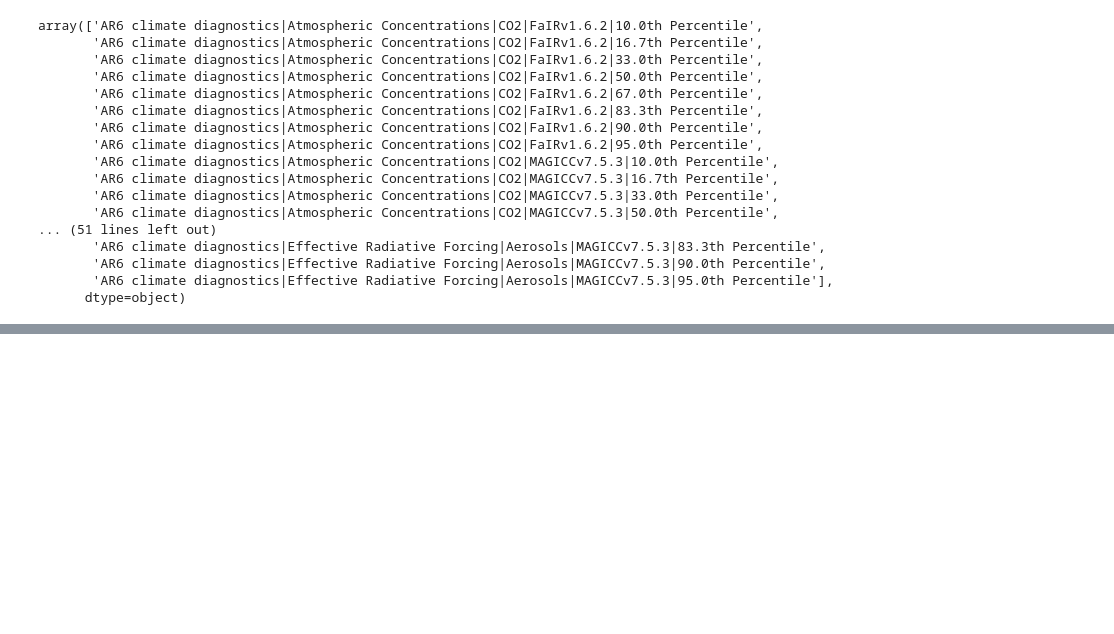
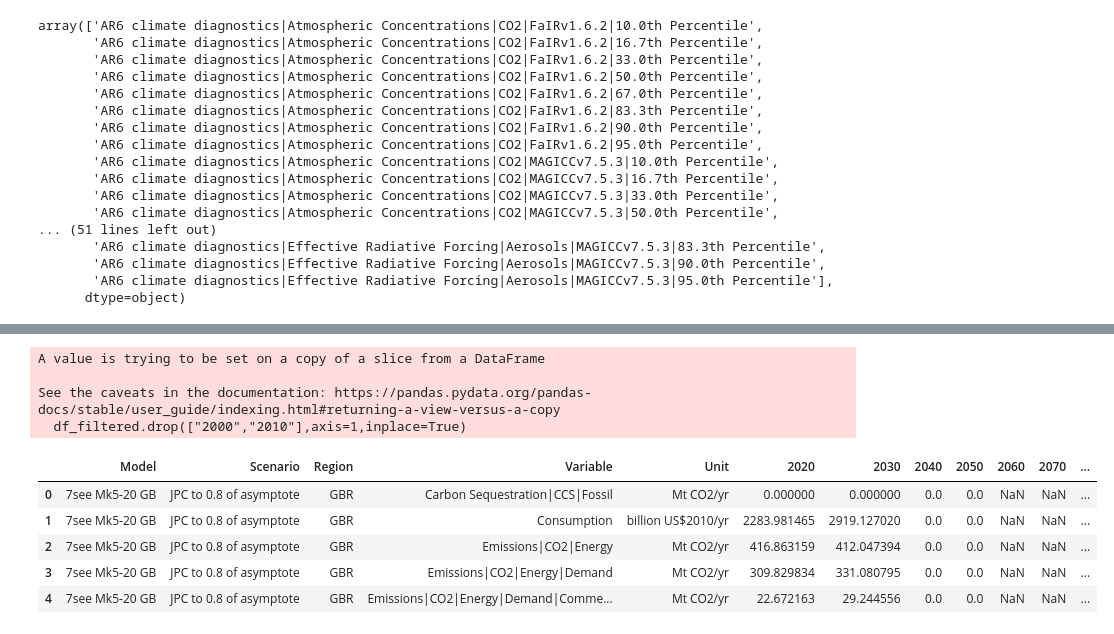
Before and after one commit to Kumar-Ankit-1/Climate_Scenario_HIS_Project, a Jupyter notebook: Data_processing/extract.ipynb, the cells around one changed output, grey strips where cells are left out. Cells and saved outputs as stored; diff of their text form; code cells hidden in the pictures; blank space fills up the shorter version.

Commit message:
Modified Extract notebook to fetch data for difdifferent reasons

```diff
--- a/Data_processing/extract.ipynb
+++ b/Data_processing/extract.ipynb
@@ -371,0 +415,21 @@ final_data.to_csv("Datasets/Extracted_AR6_Scenarios_Database_World_ALL_CLIMATE_v
+# %%
+cat_cols = ["Model", "Scenario", "Region", "Variable", "Unit"]
+
+year_cols = [col for col in df.columns if col.isdigit() and int(col) % 10 == 0]
+
+# 3. Create the new filtered dataframe
+df_filtered = df_iso[cat_cols + year_cols]
+
+df_filtered.drop(["2000","2010"],axis=1,inplace=True)
+df_filtered.head()
+# %% [output]
+A value is trying to be set on a copy of a slice from a DataFrame
+
+See the caveats in the documentation: https://pandas.pydata.org/pandas-docs/stable/user_guide/indexing.html#returning-a-view-versus-a-copy
+  df_filtered.drop(["2000","2010"],axis=1,inplace=True)
+|  | Model | Scenario | Region | Variable | Unit | 2020 | 2030 | 2040 | 2050 | 2060 | 2070 | ... |
+| 0 | 7see Mk5-20 GB | JPC to 0.8 of asymptote | GBR | Carbon Sequestration|CCS|Fossil | Mt CO2/yr | 0.000000 | 0.000000 | 0.0 | 0.0 | NaN | NaN | ... |
+| 1 | 7see Mk5-20 GB | JPC to 0.8 of asymptote | GBR | Consumption | billion US$2010/yr | 2283.981465 | 2919.127020 | 0.0 | 0.0 | NaN | NaN | ... |
+| 2 | 7see Mk5-20 GB | JPC to 0.8 of asymptote | GBR | Emissions|CO2|Energy | Mt CO2/yr | 416.863159 | 412.047394 | 0.0 | 0.0 | NaN | NaN | ... |
+| 3 | 7see Mk5-20 GB | JPC to 0.8 of asymptote | GBR | Emissions|CO2|Energy|Demand | Mt CO2/yr | 309.829834 | 331.080795 | 0.0 | 0.0 | NaN | NaN | ... |
+| 4 | 7see Mk5-20 GB | JPC to 0.8 of asymptote | GBR | Emissions|CO2|Energy|Demand|Comme... | Mt CO2/yr | 22.672163 | 29.244556 | 0.0 | 0.0 | NaN | NaN | ... |
```
Also changed, not shown: parts of 22 cells of this notebook, 2 other files.
